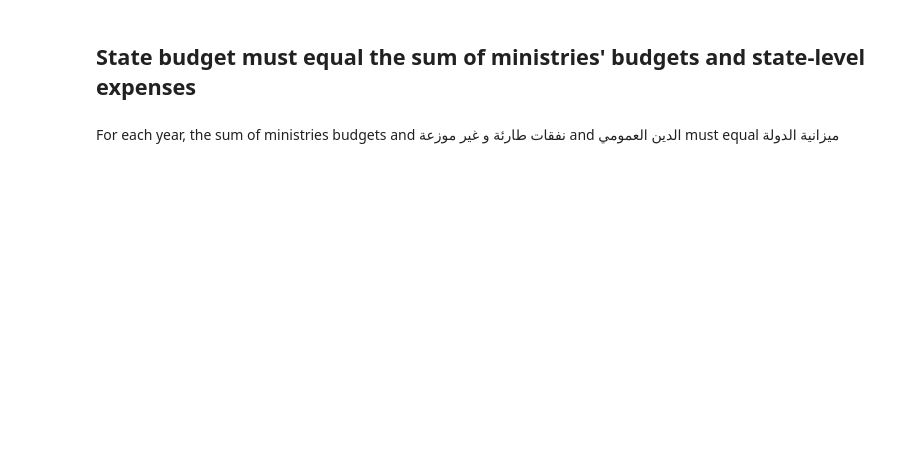
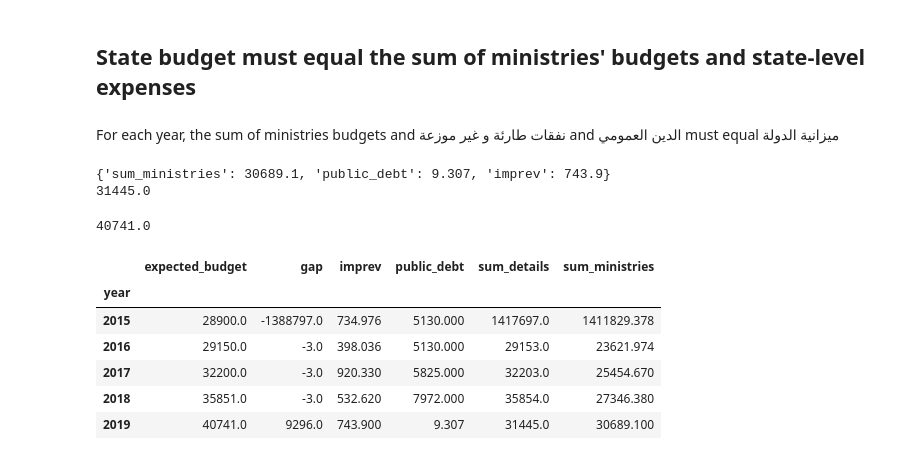
Before and after one commit to iyedg/boost_validation, a Jupyter notebook: saisie_validation.ipynb, the cells around one changed output. Drawn from its saved outputs; the diff is of its cells as text; code cells hidden in the pictures; blank space fills up the shorter version.

```diff
--- a/saisie_validation.ipynb
+++ b/saisie_validation.ipynb
@@ -81,2 +101,11 @@ For each year, the sum of ministries budgets and نفقات طارئة و غير
+# %%
+ssb = utils.summed_state_budget(expenses, year)
+print(ssb)
+print(np.round(sum(ssb.values(), 3)))
+# %% [output]
+{'sum_ministries': 30689.1, 'public_debt': 9.307, 'imprev': 743.9}
+31445.0
 # %%
-utils.summed_state_budget(expenses, 2019)
+utils.state_budget(expenses, year)
+# %% [output]
+40741.0
@@ -85 +112,21 @@ utils.state_budget(expenses, 2019)
+# %%
+records = []
+for year in expenses.year.unique():
+    ssb = utils.summed_state_budget(expenses, year)
+    sum_ssb = np.round(sum(ssb.values(), 3))
+    expected_budget = utils.state_budget(expenses, year)
+    ssb["year"] = year
+    ssb["expected_budget"] = expected_budget
+    ssb["sum_details"] = sum_ssb
+    ssb["gap"] = np.round(expected_budget - sum_ssb, 4)
+    records.append(ssb)
+pd.DataFrame(records).set_index("year")
+# %% [output]
+|  | expected_budget | gap | imprev | public_debt | sum_details | sum_ministries |
+| year |  |  |  |  |  |  |
+| 2015 | 28900.0 | -1388797.0 | 734.976 | 5130.000 | 1417697.0 | 1411829.378 |
+| 2016 | 29150.0 | -3.0 | 398.036 | 5130.000 | 29153.0 | 23621.974 |
+| 2017 | 32200.0 | -3.0 | 920.330 | 5825.000 | 32203.0 | 25454.670 |
+| 2018 | 35851.0 | -3.0 | 532.620 | 7972.000 | 35854.0 | 27346.380 |
+| 2019 | 40741.0 | 9296.0 | 743.900 | 9.307 | 31445.0 | 30689.100 |
 # %%
```
Also changed, not shown: parts of 23 cells of this notebook.
